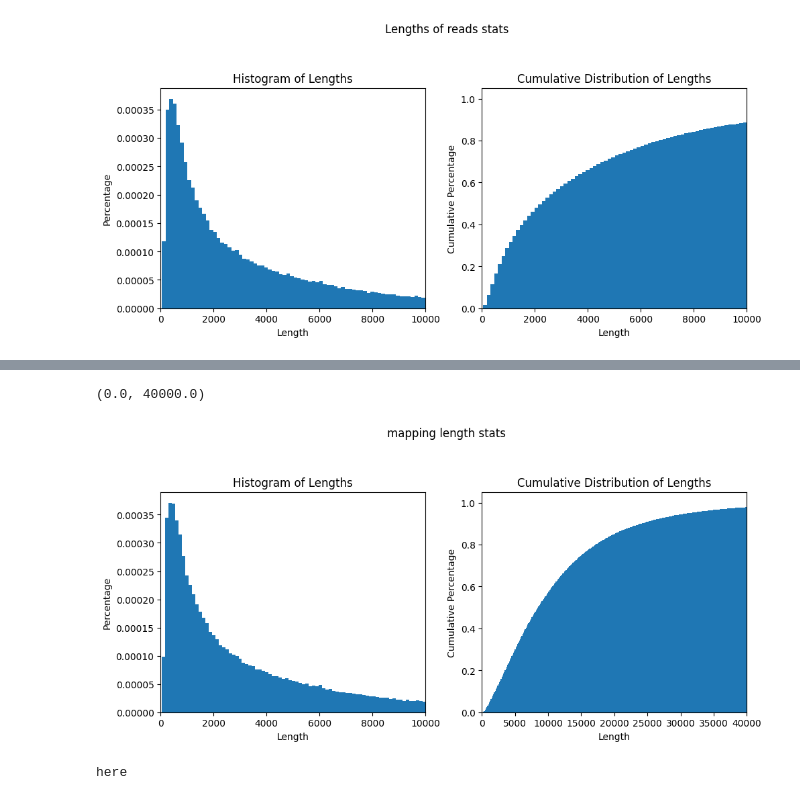
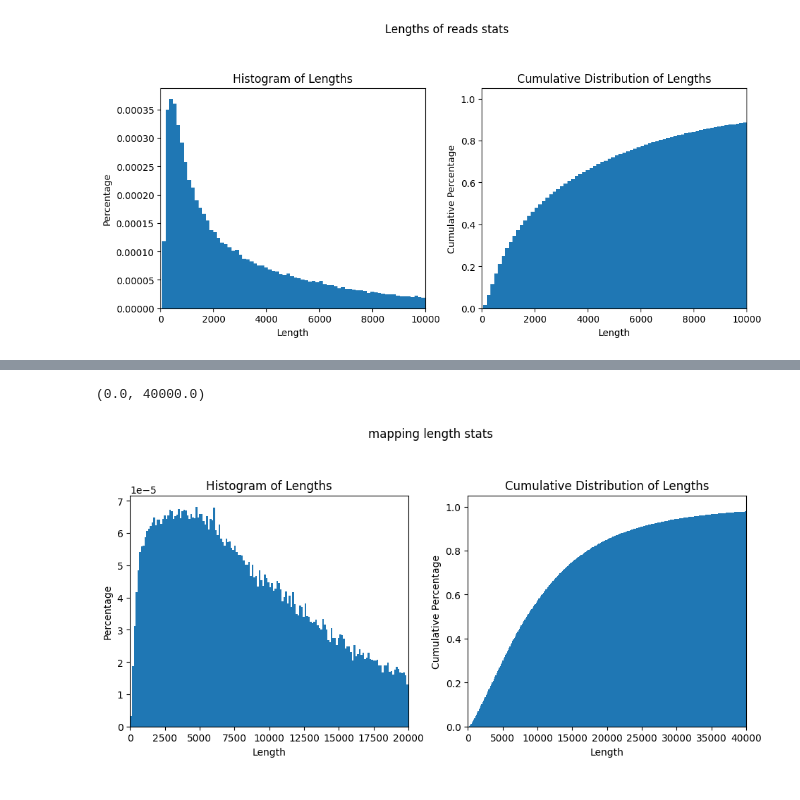
Before and after one commit to kcajj/recombinant_population_analysis, a Jupyter notebook: notebooks/bam_statistics.ipynb, the cells around one changed output, grey strips where cells are left out. Cells and saved outputs as stored; diff of their text form; code cells hidden in the pictures.

```diff
--- a/notebooks/bam_statistics.ipynb
+++ b/notebooks/bam_statistics.ipynb
@@ -49,37 +69,20 @@ cumulative.set_xlim(0, 10000)
 # %%
 mapping_length, (density, cumulative) = plt.subplots(1, 2, figsize=(10, 5))
 
 mapping_length.suptitle("mapping length stats")
 mapping_length.tight_layout(pad=3.0)
 
-density.hist(mapping_lengths, bins=1000, density=True)
+density.hist(mapping_lengths, bins=1000, density=True, weights=mapping_lengths)
 density.set_xlabel('Length')
 density.set_ylabel('Percentage')
 density.set_title('Histogram of Lengths')
-density.set_xlim(0, 10000)
+density.set_xlim(0, 20000)
 
 cumulative.hist(mapping_lengths, bins=1000, density=True, cumulative=True, weights=mapping_lengths)
 cumulative.set_xlabel('Length')
 cumulative.set_ylabel('Cumulative Percentage')
 cumulative.set_title('Cumulative Distribution of Lengths')
 cumulative.set_xlim(0, 40000)
 # %% [output]
 (0.0, 40000.0)
-[figure, old version]
+[figure, new version]
-# %%
-mapping_length.suptitle("mapping length stats")
-mapping_length.tight_layout(pad=3.0)
-
-density.hist(mapping_lengths, bins=1000, density=True, weights=mapping_lengths)
-density.set_xlabel('Length')
-density.set_ylabel('Percentage')
-density.set_title('Histogram of Lengths')
-density.set_xlim(0, 10000)
-
-cumulative.hist(mapping_lengths, bins=1000, density=True, cumulative=True, weights=mapping_lengths)
-cumulative.set_xlabel('Length')
-cumulative.set_ylabel('Cumulative Percentage')
-cumulative.set_title('Cumulative Distribution of Lengths')
-cumulative.set_xlim(0, 40000)
-# %% [output]
-here
```
Also changed, not shown: parts of 1 cell of this notebook, 6 other files.
